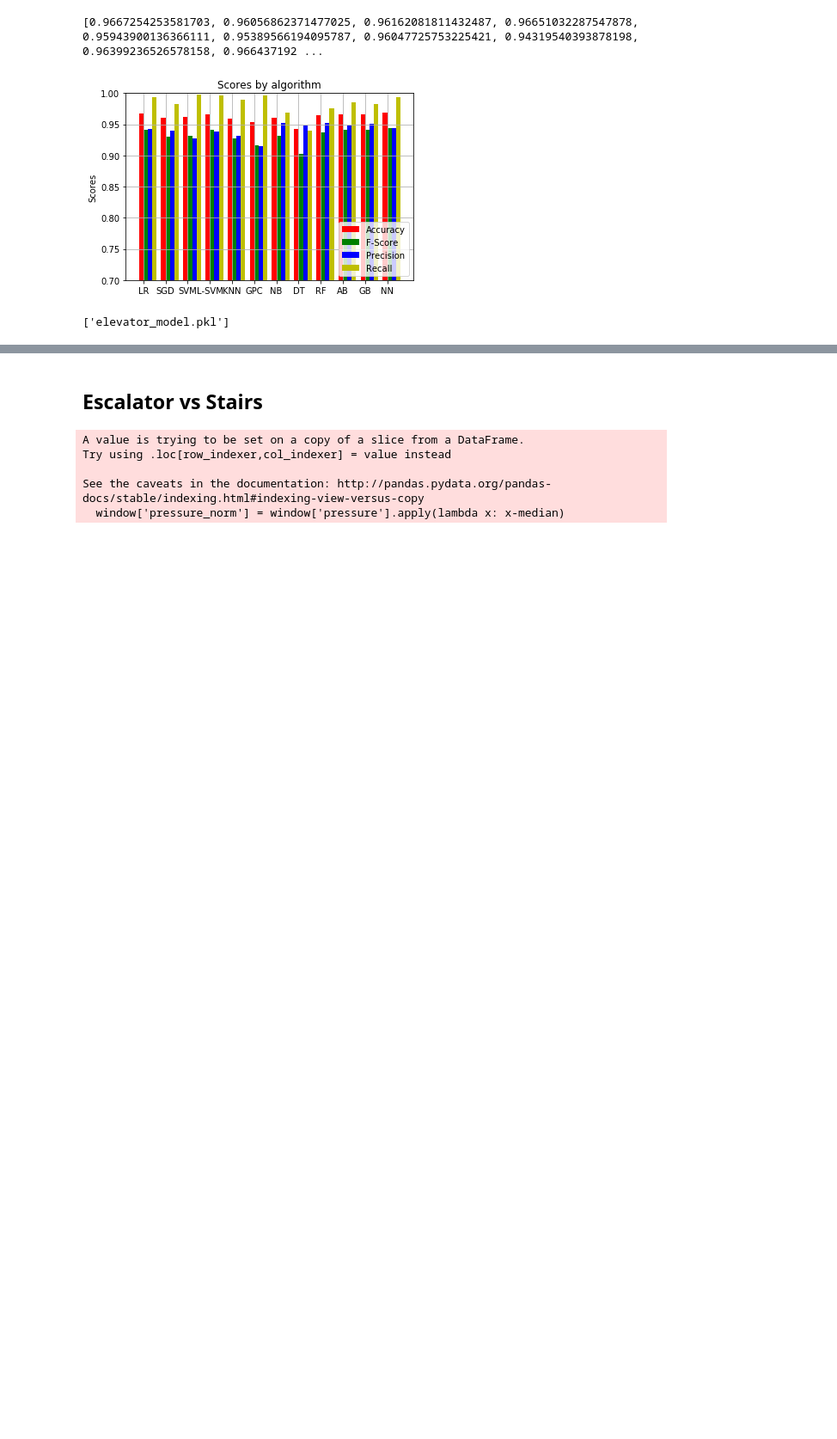
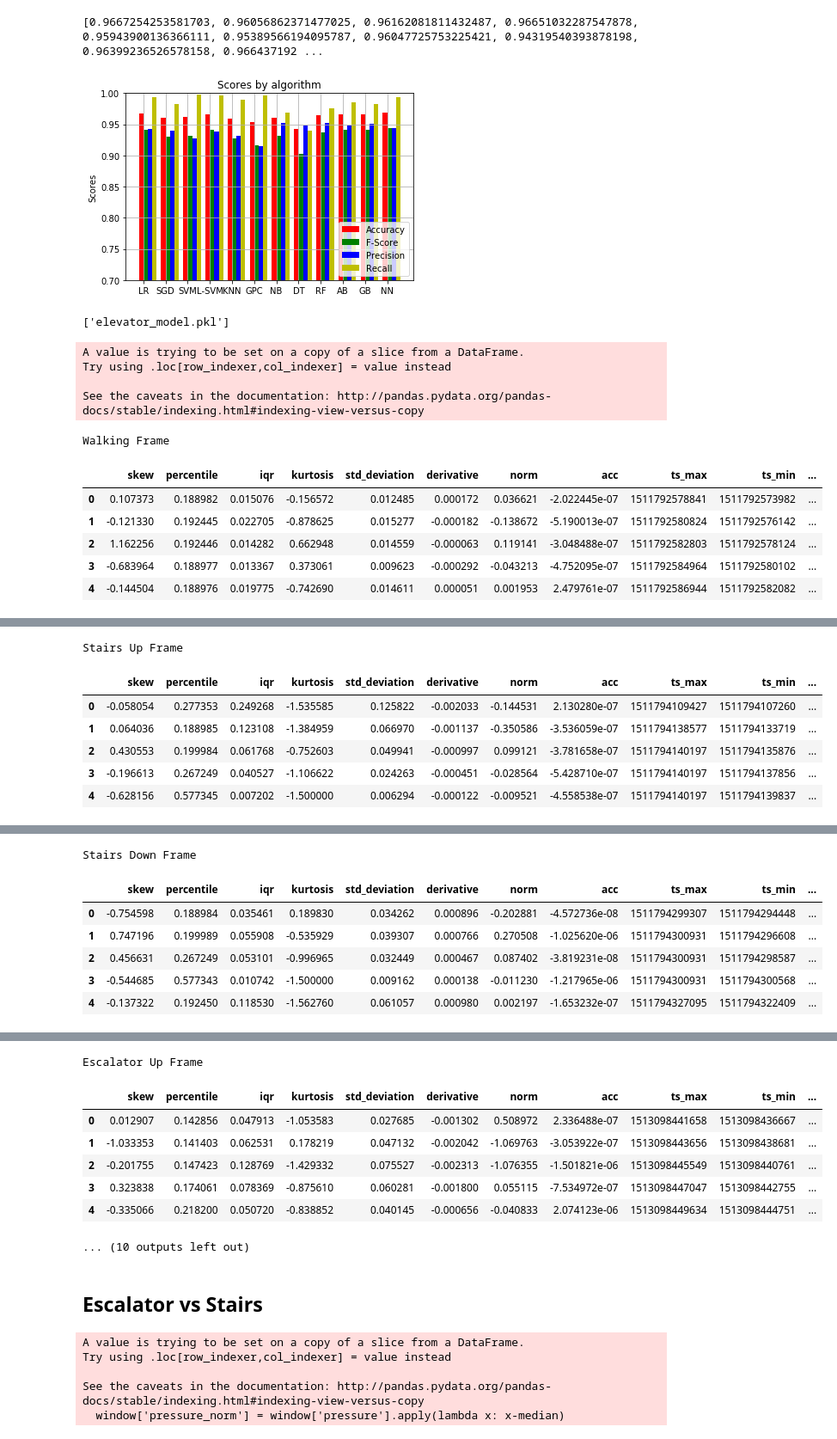
Before and after one commit to nithishr/activity_recognition, a Jupyter notebook: Stairs_Escalator_Elevator_Classification_v2.ipynb, the cells around one changed output, grey strips where cells are left out. Shown at 86% size. Cells and saved outputs as stored; diff of their text form; code cells hidden in the pictures; blank space fills up the shorter version.

```diff
--- a/Stairs_Escalator_Elevator_Classification_v2.ipynb
+++ b/Stairs_Escalator_Elevator_Classification_v2.ipynb
@@ -4,0 +21,20 @@ import matplotlib.pyplot as plt
+# %%
+def create_features_from_files(sliding_window_interval, window_interval, w_files = walking_files,
+                               su_files = climbing_files, sd_files = downstairs_files,
+                               eu_files = escalator_up_files, ed_files = escalator_down_files,
+                               lu_files = lift_up_files, ld_files = lift_down_files):
+    w_frame = create_data_frame(w_files, sliding_window_interval, window_interval)
+    w_frame['label'] = 0
+    su_frame = create_data_frame(su_files, sliding_window_interval, window_interval)
+    su_frame['label'] = 1
+    sd_frame = create_data_frame(sd_files, sliding_window_interval, window_interval)
+    sd_frame['label'] = 2
+    eu_frame = create_data_frame(eu_files, sliding_window_interval, window_interval)
+    eu_frame['label'] = 3
+    ed_frame = create_data_frame(ed_files, sliding_window_interval, window_interval)
+    ed_frame['label'] = 4
+    lu_frame = create_data_frame(lu_files, sliding_window_interval, window_interval)
+    lu_frame['label'] = 5
+    ld_frame = create_data_frame(ld_files, sliding_window_interval, window_interval)
+    ld_frame['label'] = 6
+    return w_frame, su_frame, sd_frame, eu_frame, ed_frame, lu_frame, ld_frame
@@ -288,3 +383,19 @@ from sklearn.externals import joblib
 joblib.dump(clf, 'elevator_model.pkl')
 # %% [output]
 ['elevator_model.pkl']
+# %%
+### Acceleration Data
+w_frame, su_frame, sd_frame, eu_frame, ed_frame, lu_frame, ld_frame = create_features_from_files(2000, 5000)
+print_characteristics(w_frame, su_frame, sd_frame, eu_frame, ed_frame, lu_frame, ld_frame)
+# %% [output]
+A value is trying to be set on a copy of a slice from a DataFrame.
+Try using .loc[row_indexer,col_indexer] = value instead
+
+See the caveats in the documentation: http://pandas.pydata.org/pandas-docs/stable/indexing.html#indexing-view-versus-copy
+Walking Frame
+|  | skew | percentile | iqr | kurtosis | std_deviation | derivative | norm | acc | ts_max | ts_min | ... |
+| 0 | 0.107373 | 0.188982 | 0.015076 | -0.156572 | 0.012485 | 0.000172 | 0.036621 | -2.022445e-07 | 1511792578841 | 1511792573982 | ... |
+| 1 | -0.121330 | 0.192445 | 0.022705 | -0.878625 | 0.015277 | -0.000182 | -0.138672 | -5.190013e-07 | 1511792580824 | 1511792576142 | ... |
+| 2 | 1.162256 | 0.192446 | 0.014282 | 0.662948 | 0.014559 | -0.000063 | 0.119141 | -3.048488e-07 | 1511792582803 | 1511792578124 | ... |
+| 3 | -0.683964 | 0.188977 | 0.013367 | 0.373061 | 0.009623 | -0.000292 | -0.043213 | -4.752095e-07 | 1511792584964 | 1511792580102 | ... |
+| 4 | -0.144504 | 0.188976 | 0.019775 | -0.742690 | 0.014611 | 0.000051 | 0.001953 | 2.479761e-07 | 1511792586944 | 1511792582082 | ... |
@@ -290,0 +408,7 @@ joblib.dump(clf, 'elevator_model.pkl')
+Stairs Up Frame
+|  | skew | percentile | iqr | kurtosis | std_deviation | derivative | norm | acc | ts_max | ts_min | ... |
+| 0 | -0.058054 | 0.277353 | 0.249268 | -1.535585 | 0.125822 | -0.002033 | -0.144531 | 2.130280e-07 | 1511794109427 | 1511794107260 | ... |
+| 1 | 0.064036 | 0.188985 | 0.123108 | -1.384959 | 0.066970 | -0.001137 | -0.350586 | -3.536059e-07 | 1511794138577 | 1511794133719 | ... |
+| 2 | 0.430553 | 0.199984 | 0.061768 | -0.752603 | 0.049941 | -0.000997 | 0.099121 | -3.781658e-07 | 1511794140197 | 1511794135876 | ... |
+| 3 | -0.196613 | 0.267249 | 0.040527 | -1.106622 | 0.024263 | -0.000451 | -0.028564 | -5.428710e-07 | 1511794140197 | 1511794137856 | ... |
+| 4 | -0.628156 | 0.577345 | 0.007202 | -1.500000 | 0.006294 | -0.000122 | -0.009521 | -4.558538e-07 | 1511794140197 | 1511794139837 | ... |
@@ -290,0 +421,7 @@ joblib.dump(clf, 'elevator_model.pkl')
+Stairs Down Frame
+|  | skew | percentile | iqr | kurtosis | std_deviation | derivative | norm | acc | ts_max | ts_min | ... |
+| 0 | -0.754598 | 0.188984 | 0.035461 | 0.189830 | 0.034262 | 0.000896 | -0.202881 | -4.572736e-08 | 1511794299307 | 1511794294448 | ... |
+| 1 | 0.747196 | 0.199989 | 0.055908 | -0.535929 | 0.039307 | 0.000766 | 0.270508 | -1.025620e-06 | 1511794300931 | 1511794296608 | ... |
+| 2 | 0.456631 | 0.267249 | 0.053101 | -0.996965 | 0.032449 | 0.000467 | 0.087402 | -3.819231e-08 | 1511794300931 | 1511794298587 | ... |
+| 3 | -0.544685 | 0.577343 | 0.010742 | -1.500000 | 0.009162 | 0.000138 | -0.011230 | -1.217965e-06 | 1511794300931 | 1511794300568 | ... |
+| 4 | -0.137322 | 0.192450 | 0.118530 | -1.562760 | 0.061057 | 0.000980 | 0.002197 | -1.653232e-07 | 1511794327095 | 1511794322409 | ... |
@@ -291,3 +434,11 @@ joblib.dump(clf, 'elevator_model.pkl')
+Escalator Up Frame
+|  | skew | percentile | iqr | kurtosis | std_deviation | derivative | norm | acc | ts_max | ts_min | ... |
+| 0 | 0.012907 | 0.142856 | 0.047913 | -1.053583 | 0.027685 | -0.001302 | 0.508972 | 2.336488e-07 | 1513098441658 | 1513098436667 | ... |
+| 1 | -1.033353 | 0.141403 | 0.062531 | 0.178219 | 0.047132 | -0.002042 | -1.069763 | -3.053922e-07 | 1513098443656 | 1513098438681 | ... |
+| 2 | -0.201755 | 0.147423 | 0.128769 | -1.429332 | 0.075527 | -0.002313 | -1.076355 | -1.501821e-06 | 1513098445549 | 1513098440761 | ... |
+| 3 | 0.323838 | 0.174061 | 0.078369 | -0.875610 | 0.060281 | -0.001800 | 0.055115 | -7.534972e-07 | 1513098447047 | 1513098442755 | ... |
+| 4 | -0.335066 | 0.218200 | 0.050720 | -0.838852 | 0.040145 | -0.000656 | -0.040833 | 2.074123e-06 | 1513098449634 | 1513098444751 | ... |
+... (10 outputs left out)
 # %% [markdown]
 ## Escalator vs Stairs
 # %%
```
Also changed, not shown: parts of 7 cells of this notebook.
